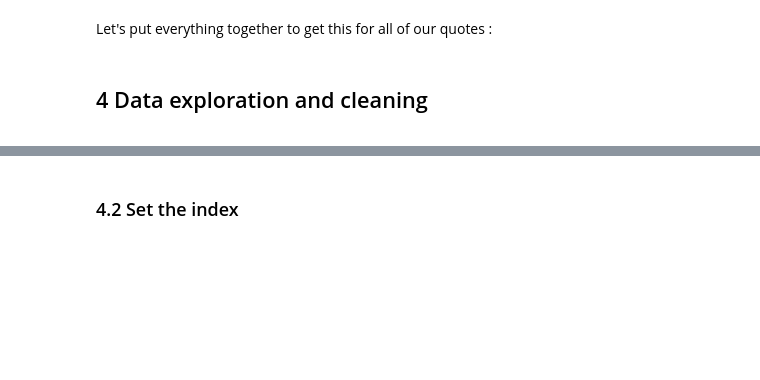
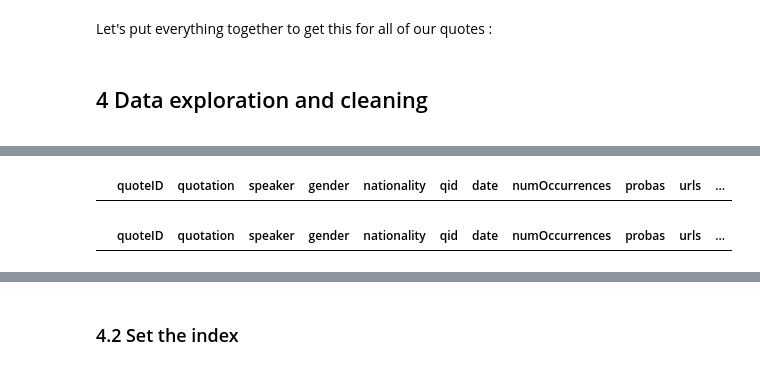
Before and after one commit to epfl-ada/ada-2021-project-palomamo, a Jupyter notebook: main.ipynb, the cells around one changed output, grey strips where cells are left out. Saved outputs shown, nothing was run; the diff lists cells and outputs as text; code cells hidden in the pictures; blank space fills up the shorter version.

Commit message:
first part of cleaning

```diff
--- a/main.ipynb
+++ b/main.ipynb
@@ -587,0 +647,11 @@ df_2019 = add_speaker_info(QUOTES_2019_PATH)
+# %%
+# Verification of empty quotes
+augmented_df[augmented_df.quotation == '']
+# %% [output]
+|  | quoteID | quotation | speaker | gender | nationality | qid | date | numOccurrences | probas | urls | ... |
+# %%
+# Verification of duplicates
+duplicates = augmented_df[augmented_df.duplicated(subset='quoteID', keep='first')]
+duplicates.head()
+# %% [output]
+|  | quoteID | quotation | speaker | gender | nationality | qid | date | numOccurrences | probas | urls | ... |
```
Also changed, not shown: parts of 21 cells of this notebook.
